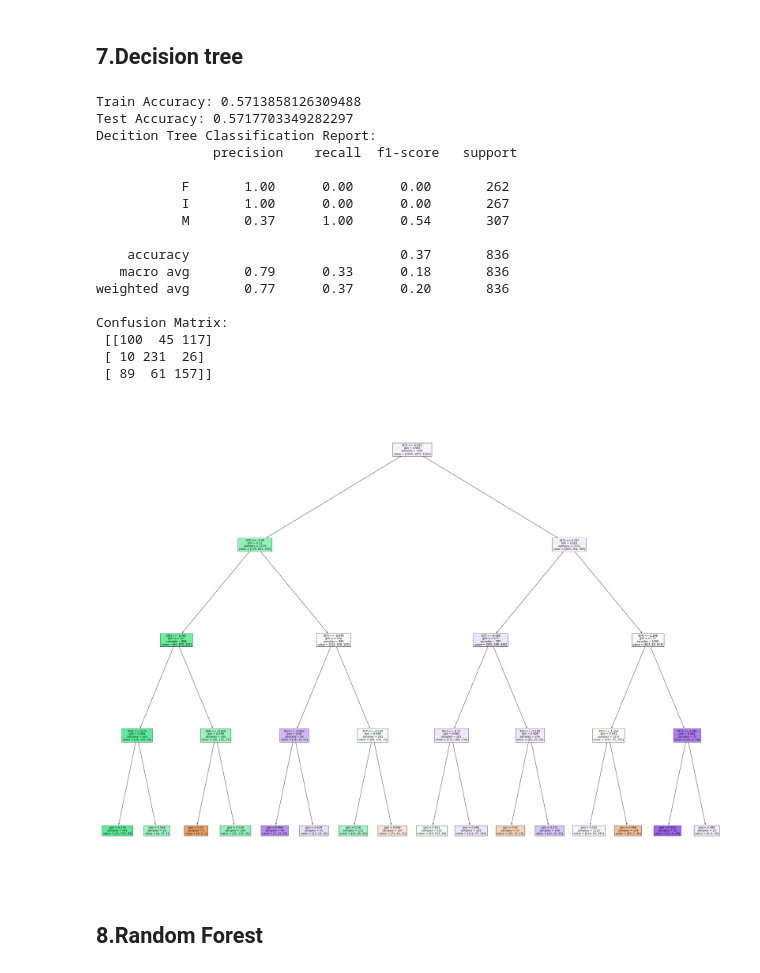
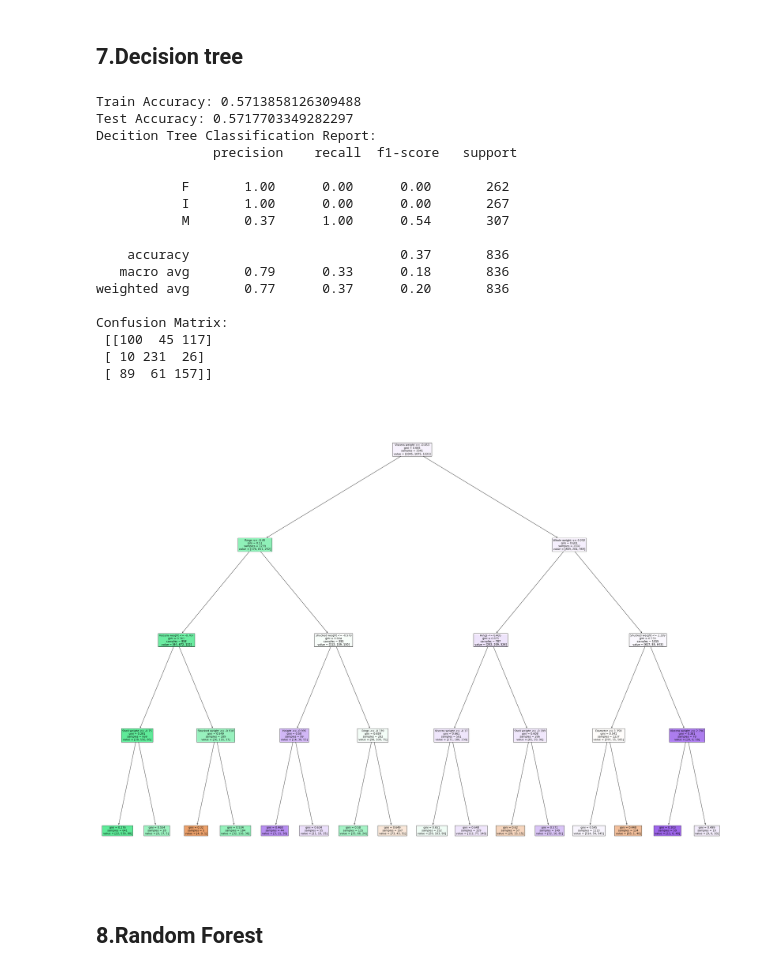
Before and after one commit to TeemaHover/Abalone, a Jupyter notebook: Taskaa4.ipynb, the cells around one changed output. Drawn from its saved outputs; the diff is of its cells as text; code cells hidden in the pictures.

```diff
--- a/Taskaa4.ipynb
+++ b/Taskaa4.ipynb
@@ -207,35 +207,35 @@ from sklearn.tree import DecisionTreeClassifier
 dc_model = models['Decision Tree']
 dc_model.fit(X_train_scaled, y_train)
 
 yp_model = dc_model.predict(X_test)
 train_accuracy = dc_model.score(X_train_scaled, y_train)
 test_accuracy = dc_model.score(X_test_scaled, y_test)
 print("Train Accuracy:", train_accuracy)
 print("Test Accuracy:", test_accuracy)
 print("Decition Tree Classification Report:\n", classification_report(y_test, yp_model,zero_division=1))
 print("Confusion Matrix:\n", confusion_matrix(y_test, y_pred))
 plt.figure(figsize=(45, 35))
-plot_tree(dc_model, filled=True)
+plot_tree(dc_model, filled=True,feature_names=X_train.columns)
 plt.show()
 # %% [output]
 Train Accuracy: 0.5713858126309488
 Test Accuracy: 0.5717703349282297
 Decition Tree Classification Report:
                precision    recall  f1-score   support
 
            F       1.00      0.00      0.00       262
            I       1.00      0.00      0.00       267
            M       0.37      1.00      0.54       307
 
     accuracy                           0.37       836
    macro avg       0.79      0.33      0.18       836
 weighted avg       0.77      0.37      0.20       836
 
 Confusion Matrix:
  [[100  45 117]
  [ 10 231  26]
  [ 89  61 157]]
-[figure, old version]
+[figure, new version]
 # %% [markdown]
 ## 8.Random Forest
 # %%
```
Also changed, not shown: parts of 2 cells of this notebook.
